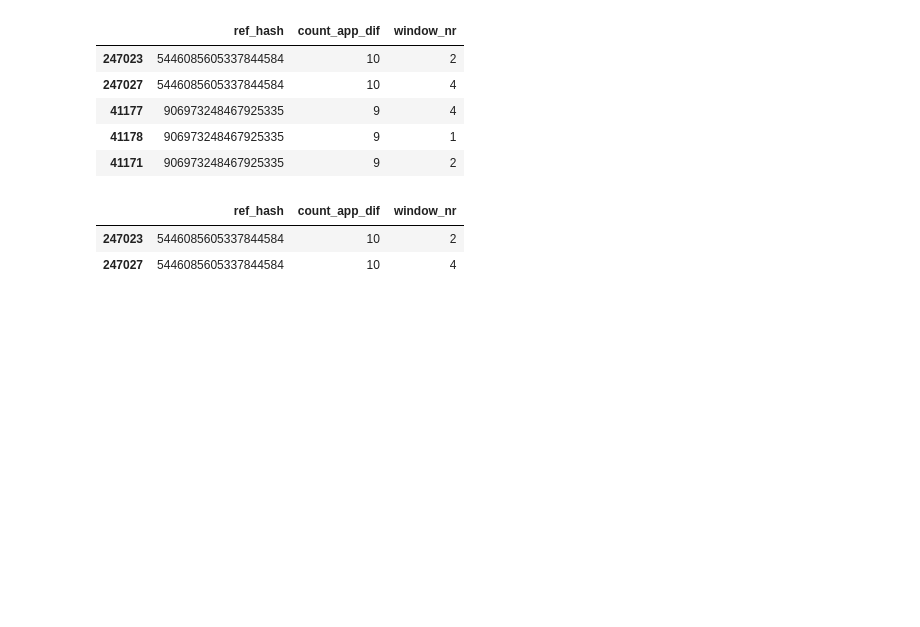
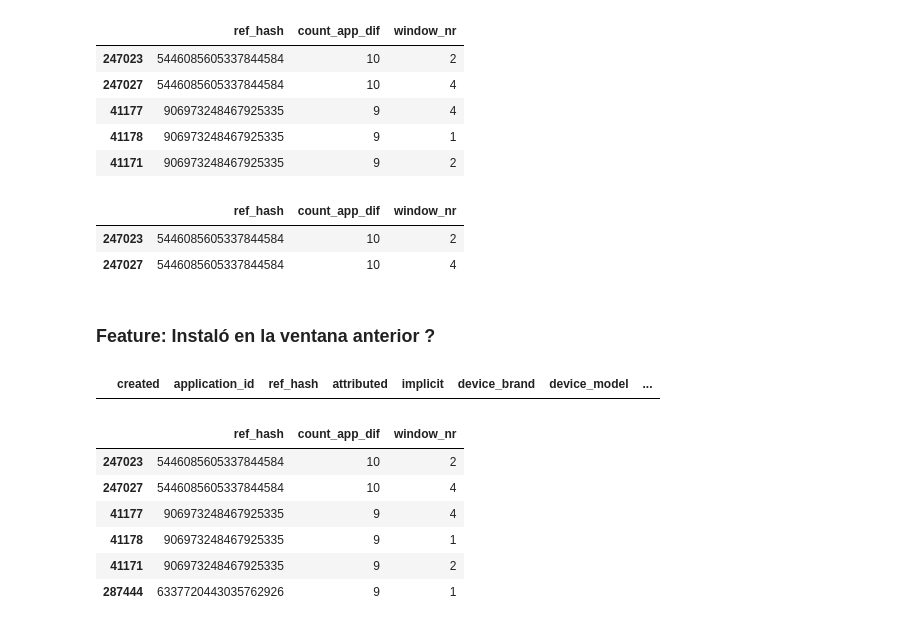
Before and after one commit to gatti2602/7506-datos, a Jupyter notebook: tp2/Lucas/xgboost-model-installs.ipynb, the cells around one changed output. Drawn from its saved outputs; the diff is of its cells as text; code cells hidden in the pictures; blank space fills up the shorter version.

```diff
--- a/tp2/Lucas/xgboost-model-installs.ipynb
+++ b/tp2/Lucas/xgboost-model-installs.ipynb
@@ -215,3 +215,19 @@ inst_app_count.head(2)
 |  | ref_hash | count_app_dif | window_nr |
 | 247023 | 5446085605337844584 | 10 | 2 |
 | 247027 | 5446085605337844584 | 10 | 4 |
+# %% [markdown]
+### Feature: Instaló en la ventana anterior ?
+# %%
+installs.loc[installs['window_nr'] > 3]
+# %% [output]
+|  | created | application_id | ref_hash | attributed | implicit | device_brand | device_model | ... |
+# %%
+inst_app_count.head(6)
+# %% [output]
+|  | ref_hash | count_app_dif | window_nr |
+| 247023 | 5446085605337844584 | 10 | 2 |
+| 247027 | 5446085605337844584 | 10 | 4 |
+| 41177 | 906973248467925335 | 9 | 4 |
+| 41178 | 906973248467925335 | 9 | 1 |
+| 41171 | 906973248467925335 | 9 | 2 |
+| 287444 | 6337720443035762926 | 9 | 1 |
```
Also changed, not shown: parts of 11 cells of this notebook.
